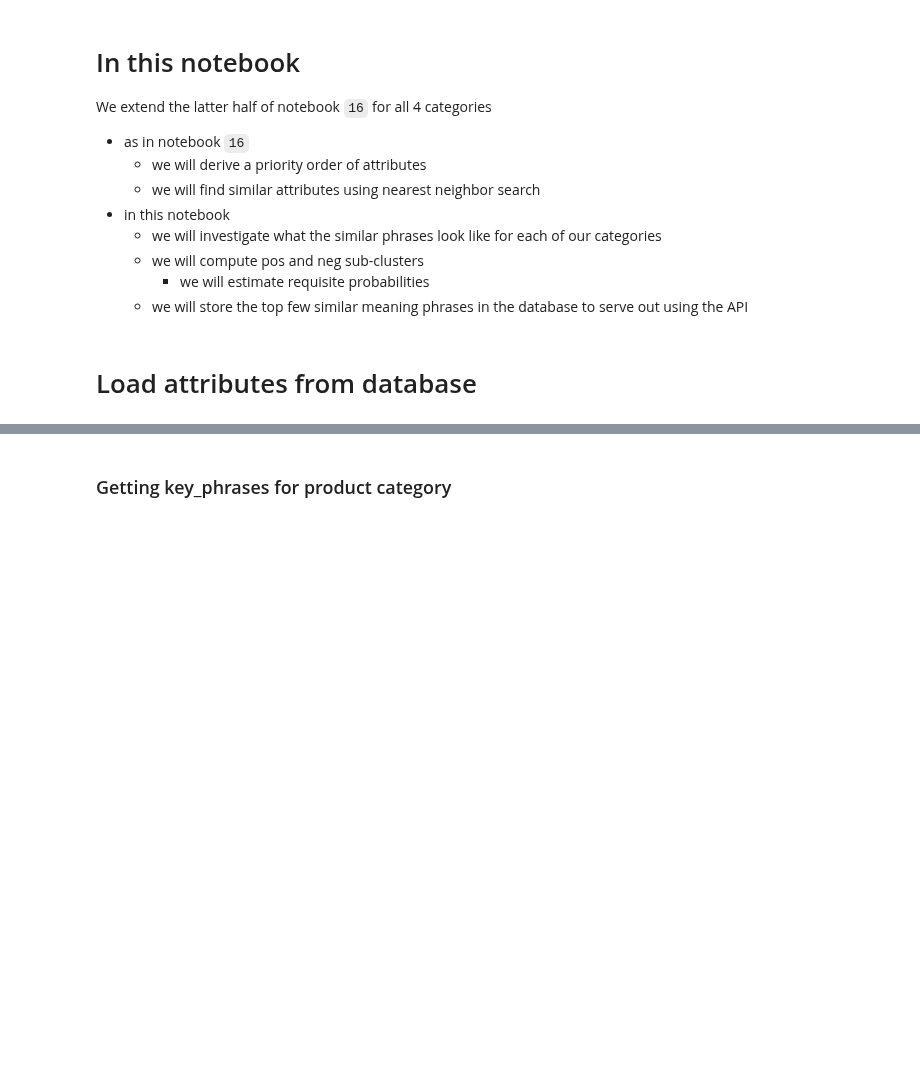
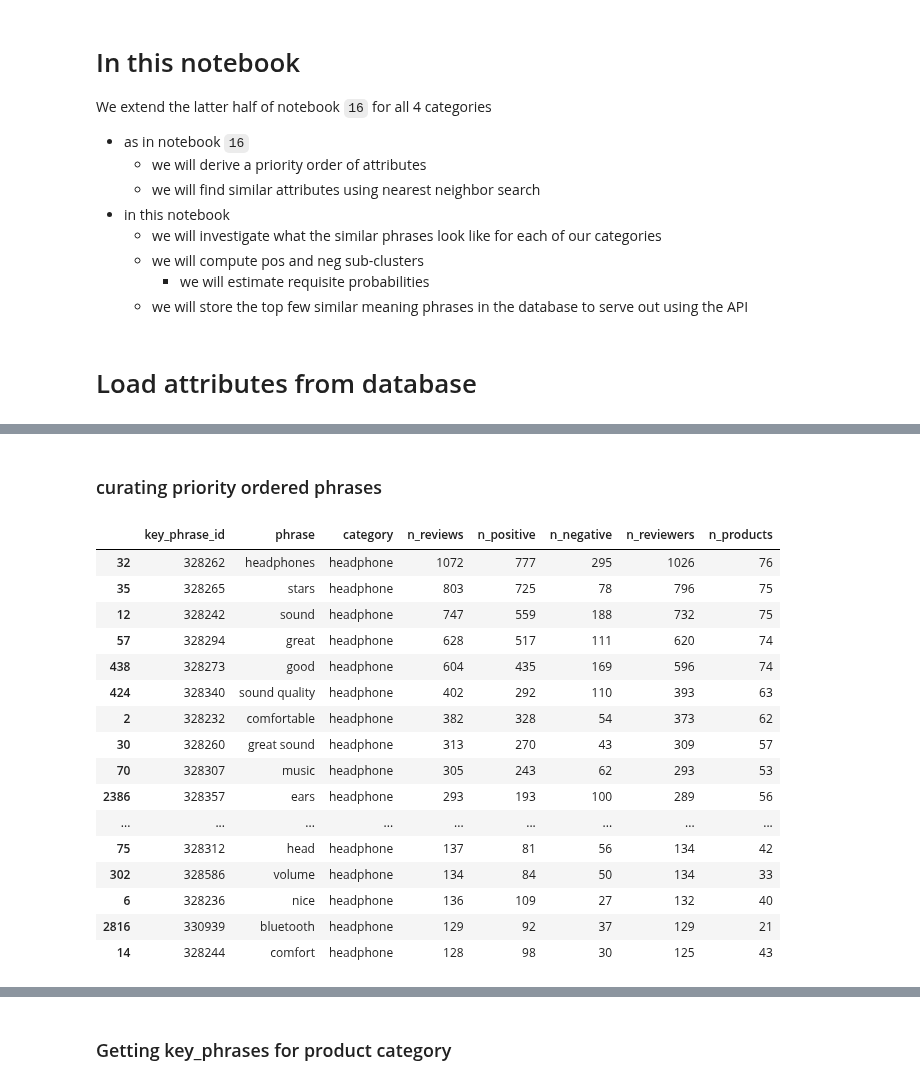
Before and after one commit to avelllabs/Gabby, a Jupyter notebook: notebooks/17_gb_phrase_orders_and_groupings.ipynb, the cells around one changed output, grey strips where cells are left out. Cells and saved outputs as stored; diff of their text form; code cells hidden in the pictures; blank space fills up the shorter version.

Commit message:
created a class for easy pickling of nearest neighbor objects; first round curated attributes in the db

```diff
--- a/notebooks/17_gb_phrase_orders_and_groupings.ipynb
+++ b/notebooks/17_gb_phrase_orders_and_groupings.ipynb
@@ -37,0 +171,3 @@ conn = db.connect()
+# %%
+category = 'headphone'
+sim_attr = SimilarAttributes(category, conn)
@@ -37,0 +181,6 @@ conn = db.connect()
+# %%
+with open(f"""similar_attributes_model_{category}""",'wb') as safile:
+    pickle.dump(sim_attr, safile)
+# %%
+with open(f"""similar_attributes_model_{category}""",'rb') as safile:
+    sim_attr = pickle.load(safile)
@@ -37,0 +214,22 @@ conn = db.connect()
+# %% [markdown]
+### curating priority ordered phrases
+# %%
+sim_attr.key_phrases.loc[sim_attr.priority_order[:25]]
+# %% [output]
+|  | key_phrase_id | phrase | category | n_reviews | n_positive | n_negative | n_reviewers | n_products |
+| 32 | 328262 | headphones | headphone | 1072 | 777 | 295 | 1026 | 76 |
+| 35 | 328265 | stars | headphone | 803 | 725 | 78 | 796 | 75 |
+| 12 | 328242 | sound | headphone | 747 | 559 | 188 | 732 | 75 |
+| 57 | 328294 | great | headphone | 628 | 517 | 111 | 620 | 74 |
+| 438 | 328273 | good | headphone | 604 | 435 | 169 | 596 | 74 |
+| 424 | 328340 | sound quality | headphone | 402 | 292 | 110 | 393 | 63 |
+| 2 | 328232 | comfortable | headphone | 382 | 328 | 54 | 373 | 62 |
+| 30 | 328260 | great sound | headphone | 313 | 270 | 43 | 309 | 57 |
+| 70 | 328307 | music | headphone | 305 | 243 | 62 | 293 | 53 |
+| 2386 | 328357 | ears | headphone | 293 | 193 | 100 | 289 | 56 |
+| ... | ... | ... | ... | ... | ... | ... | ... | ... |
+| 75 | 328312 | head | headphone | 137 | 81 | 56 | 134 | 42 |
+| 302 | 328586 | volume | headphone | 134 | 84 | 50 | 134 | 33 |
+| 6 | 328236 | nice | headphone | 136 | 109 | 27 | 132 | 40 |
+| 2816 | 330939 | bluetooth | headphone | 129 | 92 | 37 | 129 | 21 |
+| 14 | 328244 | comfort | headphone | 128 | 98 | 30 | 125 | 43 |
```
Also changed, not shown: parts of 41 cells of this notebook.
